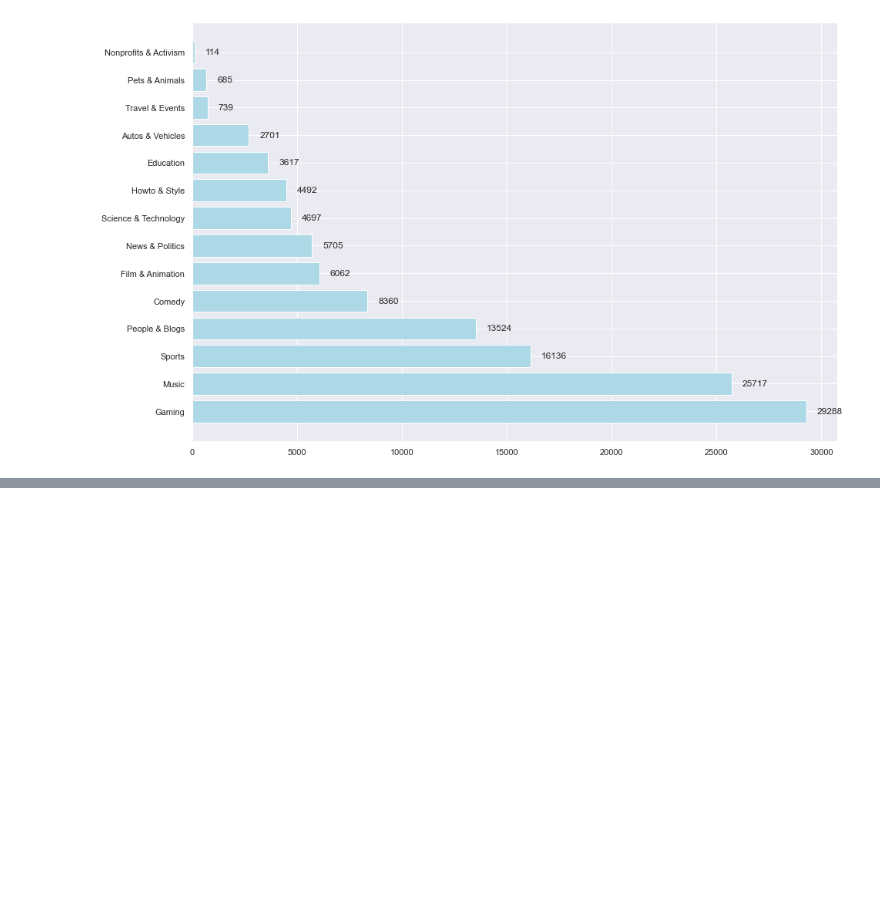
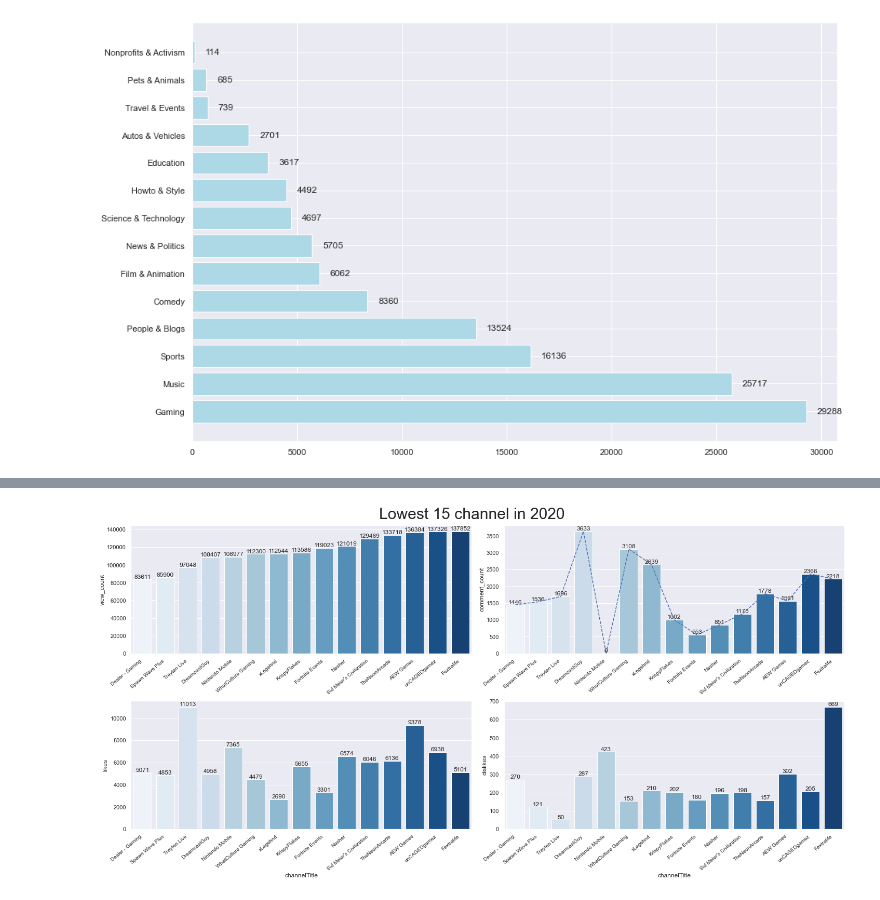
Before and after one commit to xPrinny/ProgramFundiesDataAnalyzers, a Jupyter notebook: notebooks/Data_Visualization.ipynb, the cells around one changed output, grey strips where cells are left out. Drawn from its saved outputs; the diff is of its cells as text; code cells hidden in the pictures; blank space fills up the shorter version.

```diff
--- a/notebooks/Data_Visualization.ipynb
+++ b/notebooks/Data_Visualization.ipynb
@@ -461,0 +350,96 @@ plt.show()
+# %%
+# Filter lowest 15 channel base on lowest view_count, likes, dislikes and comment_count
+lowest15_2020 = gamingData_2020.nsmallest(n=15, columns=['view_count','likes','dislikes','comment_count'])
+
+channel_title = lowest15_2020.channelTitle
+likes = lowest15_2020.likes
+dislikes = lowest15_2020.dislikes
+comments = lowest15_2020.comment_count
+views = lowest15_2020.view_count
+
+# Set the chart size and constrained_layout=True to prevent charts overlapping
+plt.figure(figsize=(20,10),constrained_layout=True)
+# Main title
+plt.suptitle('Lowest 15 channel in 2020', fontsize=30)
+
+
+
+
+# plt.subplot(numbers of rows=, numbers of columns=, which chart to plot) is to create numbers of row and colums of the subplot
+
+# create first chart
+plt.subplot(2,2,1)
+
+# customize x Axis
+# rotation is to rotate the x axis label(channeltile) to prevent the labels overlap each other and ha is to position the labels
+plt.xticks(fontsize=10, rotation="40", ha="right")
+
+# create bar chart
+ax1=sns.barplot(x=channel_title, y=views,palette=("Blues"))
+
+# remove the x axis title
+ax1.set(xlabel=None)
+
+# print out the value into the bar chart
+for i in ax1.containers:
+    ax1.bar_label(i)
+
+
+
+
+# create second chart
+plt.subplot(2,2,2)
+
+# customize x Axis
+# rotation is to rotate the x axis label(channeltile) to prevent the labels overlap each other and ha is to position the labels
+plt.xticks(fontsize=10, rotation="40", ha="right")
+
+# create line chart
+# 'b-' b is blue and -- is the dotted line
+plt.plot(channel_title, comments, 'b--')
+
+# create bar chart
+ax2=sns.barplot(x=channel_title, y =comments,palette=("Blues"))
+
+# remove the x axis title
+ax2.set(xlabel=None)
+
+# print out the value into the bar chart
+for i in ax2.containers:
+    ax2.bar_label(i)
+
+
+
+
+# create third chart
+plt.subplot(2,2,3)
+
+# customize x Axis
+# rotation is to rotate the x axis label(channeltile) to prevent the labels overlap each other and ha is to position the labels
+plt.xticks(fontsize=10, rotation="40", ha="right")
+
+# create bar chart
+ax3=sns.barplot(x=channel_title, y =likes,palette=("Blues"))
+
+# print out the value into the bar chart
+for i in ax3.containers:
+    ax3.bar_label(i)
+
+
+
+
+#create fourth chart
+plt.subplot(2,2,4)
+
+# customize x Axis
+# rotation is to rotate the x axis label(channeltile) to prevent the labels overlap each other and ha is to position the labels
+plt.xticks(fontsize=10, rotation="40", ha="right")
+
+# create bar chart
+ax4=sns.barplot(x=channel_title, y =dislikes,palette=("Blues"))
+
+# print out the value into the bar chart
+for i in ax4.containers:
+    ax4.bar_label(i)
+# %% [output]
+[figure, added]
```
Also changed, not shown: parts of 56 cells of this notebook.
